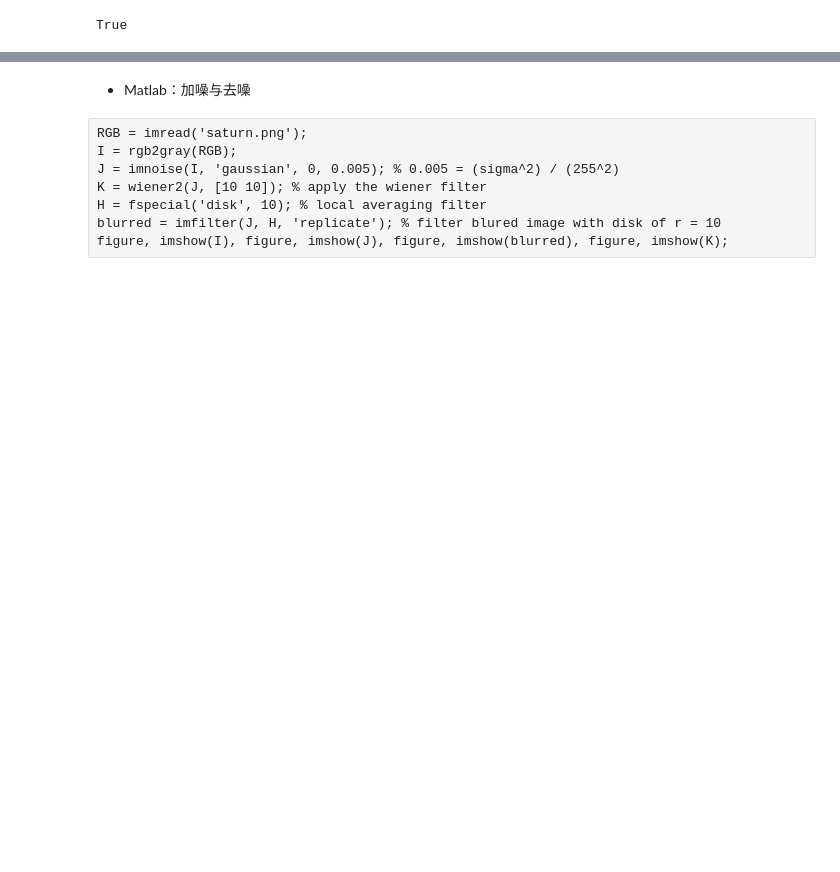
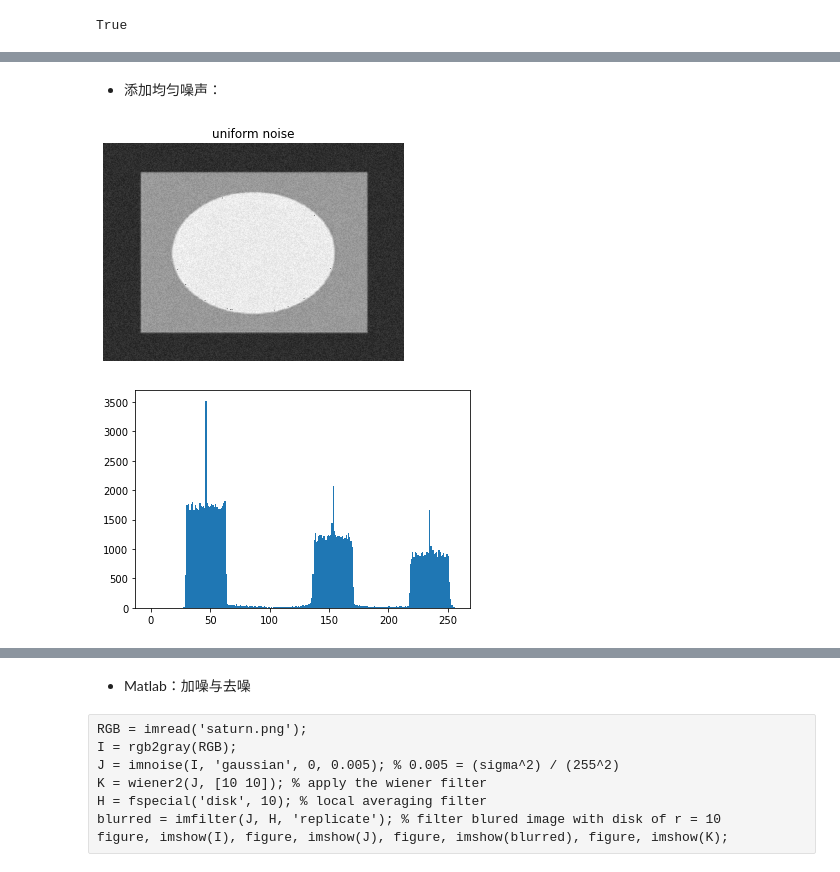
Before and after one commit to RFsmen-maker/CVnML, a Jupyter notebook: yunlab/week2/week2.ipynb, the cells around one changed output, grey strips where cells are left out. Saved outputs shown, nothing was run; the diff lists cells and outputs as text; code cells hidden in the pictures; blank space fills up the shorter version.

```diff
--- a/yunlab/week2/week2.ipynb
+++ b/yunlab/week2/week2.ipynb
@@ -190,0 +290,13 @@ True
+# %% [markdown]
+* 添加均匀噪声：
+# %%
+three_gray_uniform = uniform_noise(three_gray, 0, 25)
+
+plt.imshow(three_gray_uniform, 'gray'), plt.axis('off'), plt.title('uniform noise')
+plt.show()
+
+plt.hist(three_gray_uniform.ravel(), 256, [0, 256])
+plt.show()
+# %% [output]
+[figure, added]
+[figure, added]
```
Also changed, not shown: parts of 44 cells of this notebook, 19 other files.
